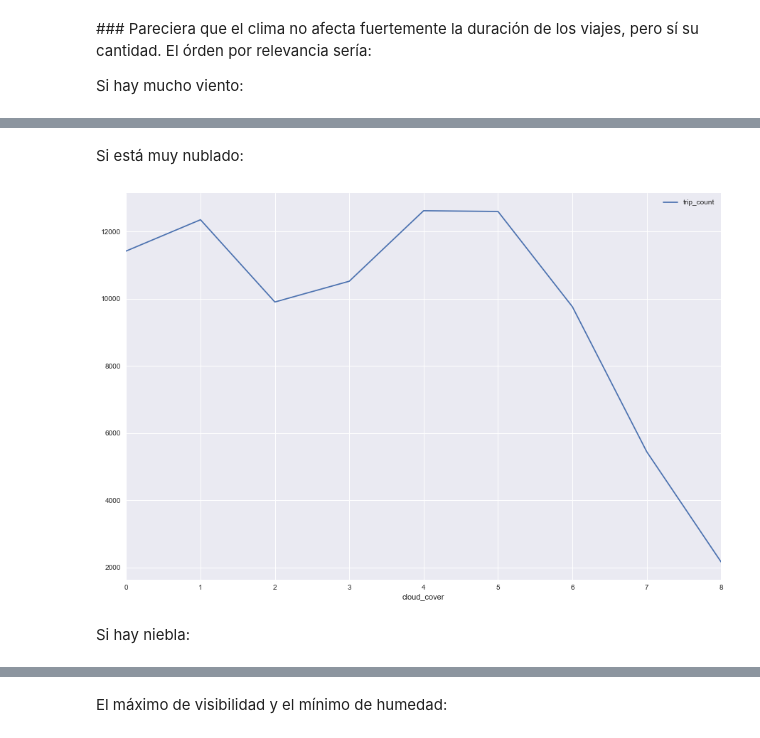
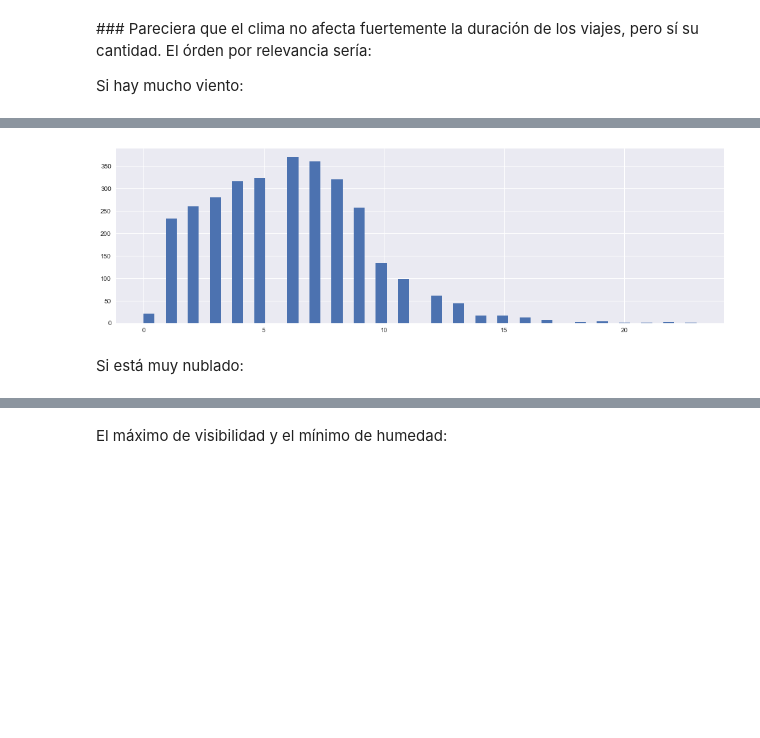
Before and after one commit to Azowyl/TP-Datos, a Jupyter notebook: clima_vs_cant_y_durac_viajes.ipynb, the cells around one changed output, grey strips where cells are left out. Drawn from its saved outputs; the diff is of its cells as text; code cells hidden in the pictures; blank space fills up the shorter version.

```diff
--- a/clima_vs_cant_y_durac_viajes.ipynb
+++ b/clima_vs_cant_y_durac_viajes.ipynb
@@ -156,8 +169,6 @@ line_graph(trips_and_weather, 'mean_wind_speed_mph', 'trip_count')
+# %%
+trips_and_weather['mean_wind_speed_mph'].hist(bins=50,figsize=(17,5)); # TODO: deal with the speed > 9 noise
+# %% [output]
+[figure, added]
 # %% [markdown]
 Si está muy nublado:
-# %%
-line_graph(trips_and_weather, 'cloud_cover', 'trip_count')
-# %% [output]
-[figure, removed]
-# %% [markdown]
-Si hay niebla:
```
Also changed, not shown: parts of 24 cells of this notebook.
